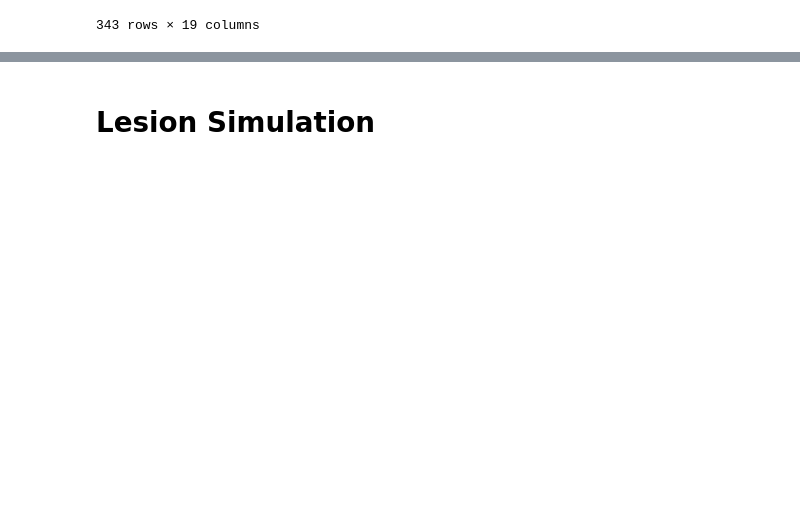
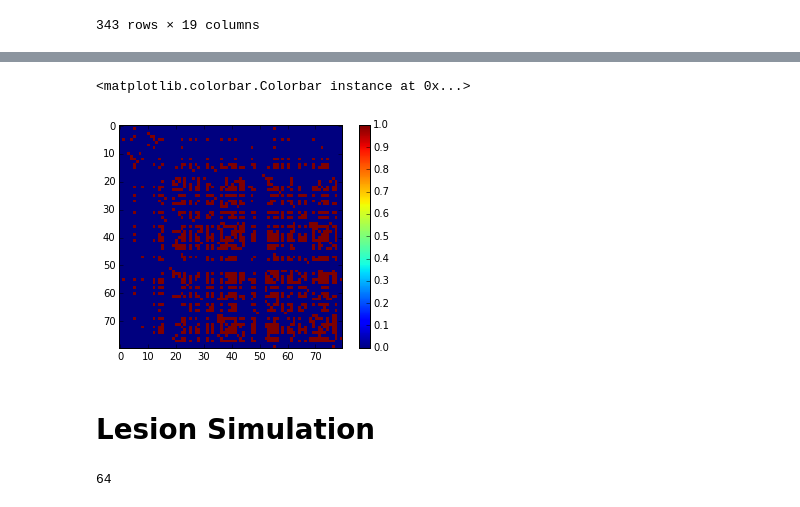
Before and after one commit to dinodigma/research, a Jupyter notebook: dino_surf15.ipynb, the cells around one changed output, grey strips where cells are left out. Saved outputs shown, nothing was run; the diff lists cells and outputs as text; code cells hidden in the pictures; blank space fills up the shorter version.

```diff
--- a/dino_surf15.ipynb
+++ b/dino_surf15.ipynb
@@ -239,2 +353,11 @@ subject_summary
+# %%
+# Create PiB Negative Network from Thresholded Correlation Matrix
+thr_neg_corr_mat, act_cost = util.threshold_adjacency_matrix(neg_corr_mat, cost = 0.20)
+thr_neg_pib_net = nx.Graph(thr_neg_corr_mat)
+plt.imshow(thr_neg_corr_mat, interpolation = 'nearest')
+plt.colorbar()
+# %% [output]
+<matplotlib.colorbar.Colorbar instance at 0x...>
+[figure, added]
 # %% [markdown]
 # Lesion Simulation
@@ -240,0 +367,4 @@ subject_summary
+# %%
+len(paths)
+# %% [output]
+64
```
Also changed, not shown: parts of 16 cells of this notebook.
